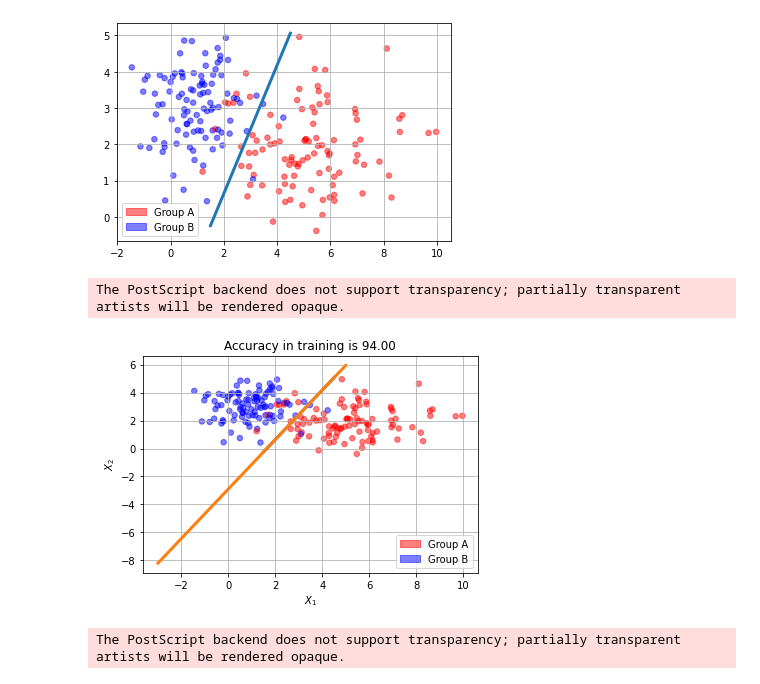
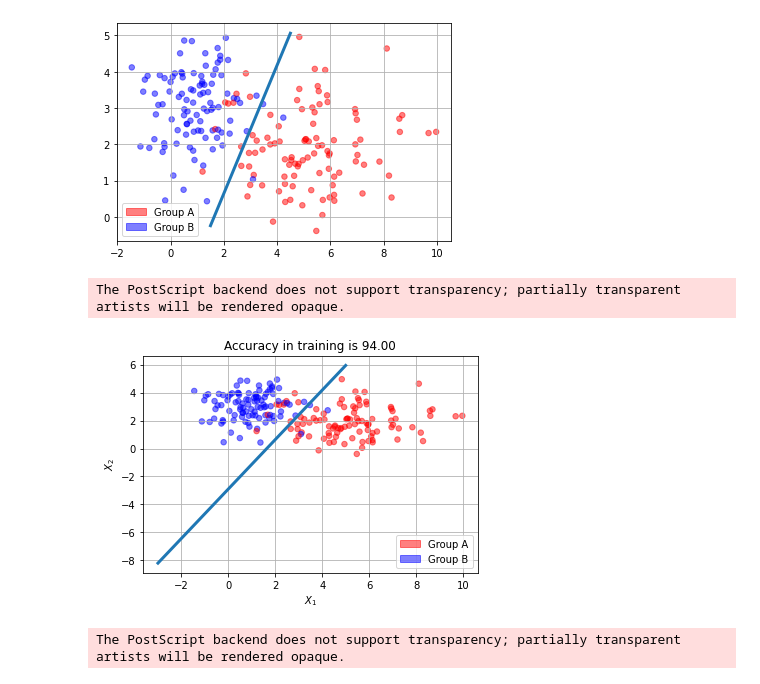
Before and after one commit to aceaceace123/Maching-Learning, a Jupyter notebook: 1109classcode.ipynb, the cells around one changed output. Cells and saved outputs as stored; diff of their text form; code cells hidden in the pictures.

```diff
--- a/1109classcode.ipynb
+++ b/1109classcode.ipynb
@@ -68,43 +68,43 @@ plt.legend(handles=[pop_a,pop_b])
 plt.grid(True)
 plt.savefig(img_dir+'la1.eps', format='eps')
 
 #--------------------------------------------------------------
 # 3. Estimate the coefficients
-n = len(D[:, 0])
-X = np.hstack((np.ones((n, 1)), D[:, 0:2]))
-# X = np.c((np.ones(n), D[:, 0:2]))#np.c會自己幫你決定np.ones的size
-y = D[:, 2]#第二行
-b = LA.inv(X.T @ X) @ X.T @ y.T
-# Draw a linear regression line
-x = np.array([1.5, 4.5])
-y_hat = -(b[0] - 0.5 + b[1] * x) / b[2]
-plt.plot(x, y_hat, lw=3)
+# n = len(D[:, 0])
+# X = np.hstack((np.ones((n, 1)), D[:, 0:2]))
+# # X = np.c((np.ones(n), D[:, 0:2]))#np.c會自己幫你決定np.ones的size
+# y = D[:, 2]#第二行
+# b = LA.inv(X.T @ X) @ X.T @ y.T
+# # Draw a linear regression line
+# x = np.array([1.5, 4.5])
+# y_hat = -(b[0] - 0.5 + b[1] * x) / b[2]
+# plt.plot(x, y_hat, lw=3)
 # plt.show()
 
 #------------------------------------------------------
 from sklearn.linear_model import LinearRegression
 # Linear Regression by sklearn
 Mdl = LinearRegression()# 建 立 新 的 linear regression model Mdl.fit(X, y) # 進行估計 ( 配適 )
 X= D[:, 0:2]
 y=D[:,3]
 Mdl.fit(X,y)
 # R2 = Mdl.score(X, y) # R−square
 intrcp = Mdl.intercept_ # 估 計 結 果 :beta0
 coeffs = Mdl.coef_ # # 估 計 結 果 :beta1, beta2, ...
 # Draw a regression line
 x = np.array([-3, 5])
 f = -(intrcp - 0.5 + coeffs[0] * x) / coeffs[1]
 plt.plot(x, f, lw=3)
 # Calculate testing error
 y_hat = Mdl.predict(X) # 預測或計算擬合值
 y_pre=[1 if i>0.5 else 0 for i in y_hat] # 群組判讀
 plt.title('Accuracy in training is {:.2f}'.format( \
         100 * np.mean(y_pre == y)))
 plt.xlabel('$X_1$'), plt.ylabel('$X_2$')
 plt.show()
 # %% [output]
 The PostScript backend does not support transparency; partially transparent artists will be rendered opaque.
-[figure, old version]
+[figure, new version]
 # %%
 
 import numpy as np
```
Also changed, not shown: parts of 3 cells of this notebook, 31 other files.
